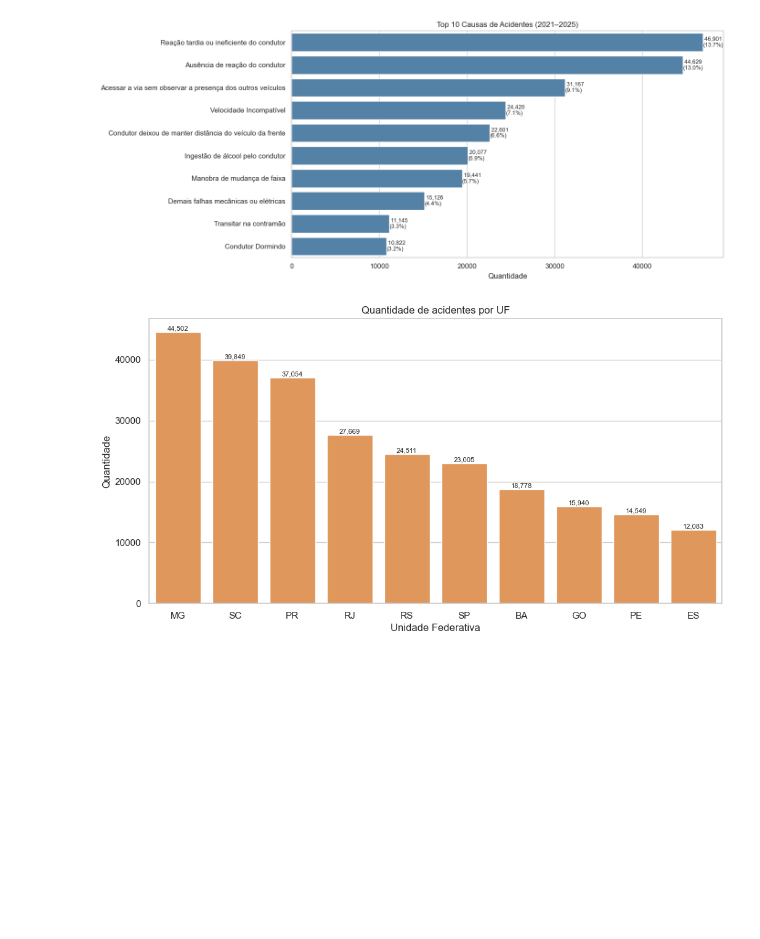
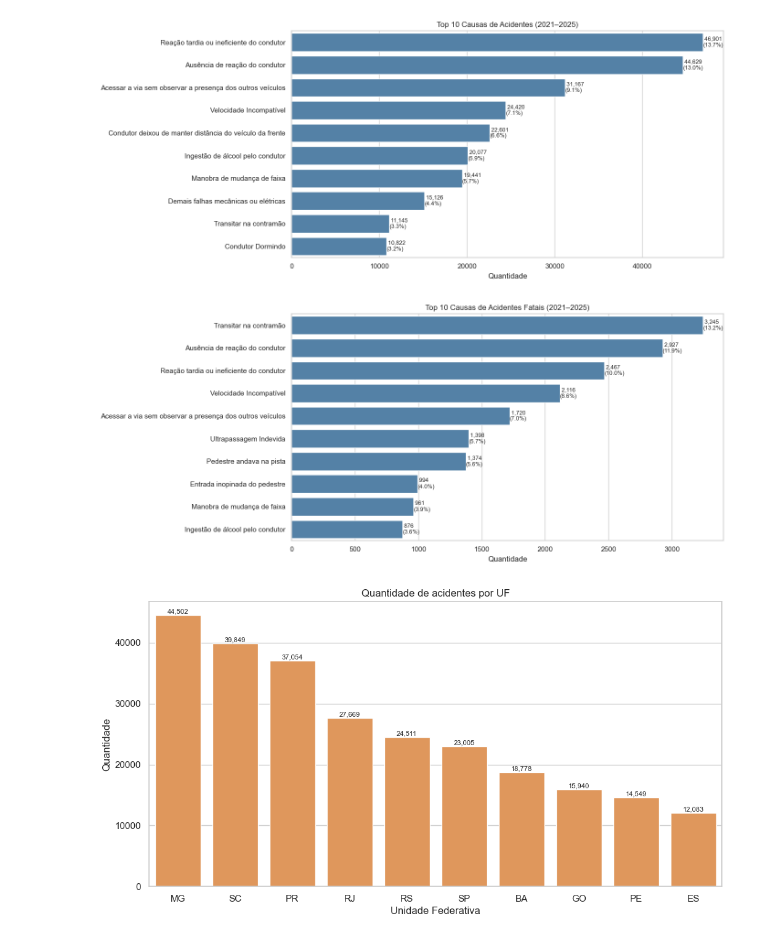
Before and after one commit to LucasMesquitaAlc/acidentes-prf-analise, a Jupyter notebook: notebooks/02_EDA.ipynb, the cells around one changed output. Cells and saved outputs as stored; diff of their text form; code cells hidden in the pictures; blank space fills up the shorter version.

```diff
--- a/notebooks/02_EDA.ipynb
+++ b/notebooks/02_EDA.ipynb
@@ -41,6 +50,9 @@ plt.tight_layout()
 plt.show()
 # %% [output]
 [figure]
+# %%
+df_fatal = df[df['classificacao_acidente'] == 'Com Vítimas Fatais']
+#Criaremos um sub-dataset para acidentes fatais
 # %%
 top10_causas = df['causa_acidente'].value_counts().head(10).index
 
@@ -70,6 +82,34 @@ plt.tight_layout()
 plt.show()
 # %% [output]
 [figure]
+# %%
+top10_causas_letais = df_fatal['causa_acidente'].value_counts().head(10).index
+plt.figure(figsize=(14, 6))
+ax = sns.countplot(
+    data=df_fatal[df_fatal['causa_acidente'].isin(top10_causas_letais)],
+    y='causa_acidente',
+    order=top10_causas_letais,
+    color='steelblue'
+)
+
+total = len(df_fatal)
+for bar in ax.patches:
+    width = bar.get_width()
+    if width > 0:
+        ax.text(
+            width,
+            bar.get_y() + bar.get_height() / 2,
+            f' {int(width):,}\n({width/total*100:.1f}%)',
+            ha='left', va='center', fontsize=9
+        )
+
+plt.title('Top 10 Causas de Acidentes Fatais (2021–2025)')
+plt.xlabel('Quantidade')
+plt.ylabel('')
+plt.tight_layout()
+plt.show()
+# %% [output]
+[figure, added]
 # %%
 plt.figure(figsize=(12, 6))
 ax = sns.countplot(
```
Also changed, not shown: parts of 2 cells of this notebook.
